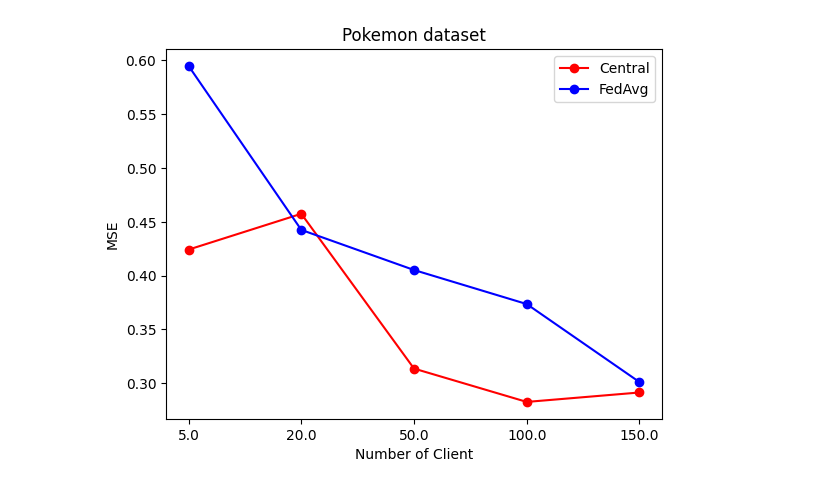
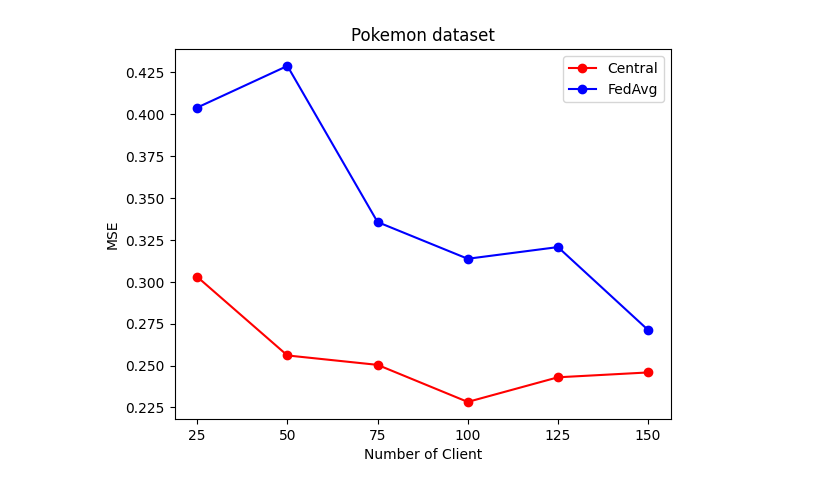
Before and after one commit to mducbg2000/fl-qoe, a Jupyter notebook: chart.ipynb, the cells around one changed output. Saved outputs shown, nothing was run; the diff lists cells and outputs as text; code cells hidden in the pictures.

```diff
--- a/chart.ipynb
+++ b/chart.ipynb
@@ -24,16 +24,16 @@ plt.show()
 data = json.load(open('fed_compare.json','r'))
 x = data['num_clients']
 # %%
-plt.plot(data['bidirectional-lstm-2']['central'], 'o-r', label='Central')
-plt.plot(data['bidirectional-lstm-2']['FedAvg'], 'o-b', label='FedAvg')
+plt.plot(data['central'], 'o-r', label='Central')
+plt.plot(data['FedAvg'], 'o-b', label='FedAvg')
 xi = list(range(len(x)))
 plt.xticks(xi, x)
 
 plt.xlabel('Number of Client')
 plt.ylabel('MSE')
 
 plt.title("Pokemon dataset")
 plt.legend()
 plt.show()
 # %% [output]
-[figure, old version]
+[figure, new version]
```
Also changed, not shown: parts of 1 cell of this notebook, 10 other files.
